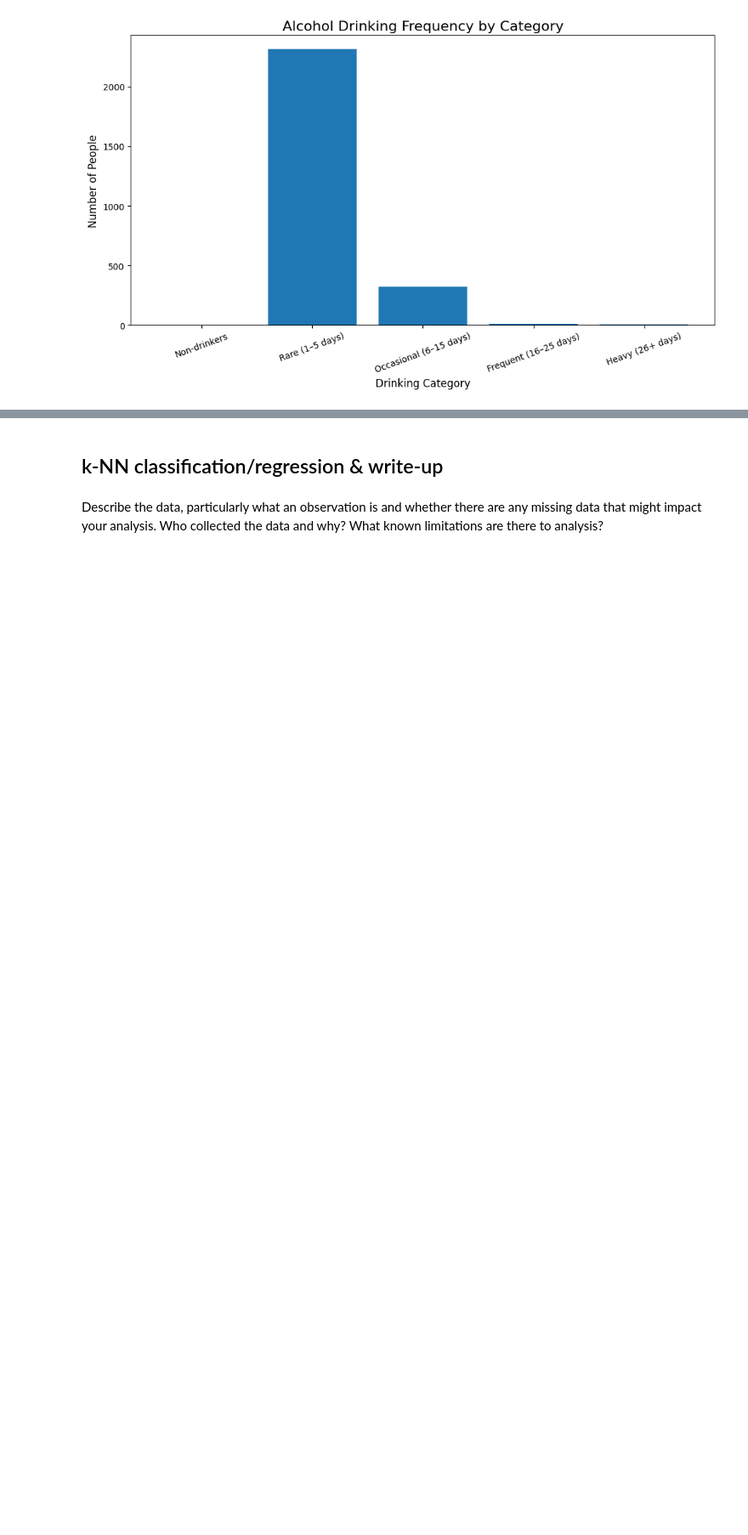
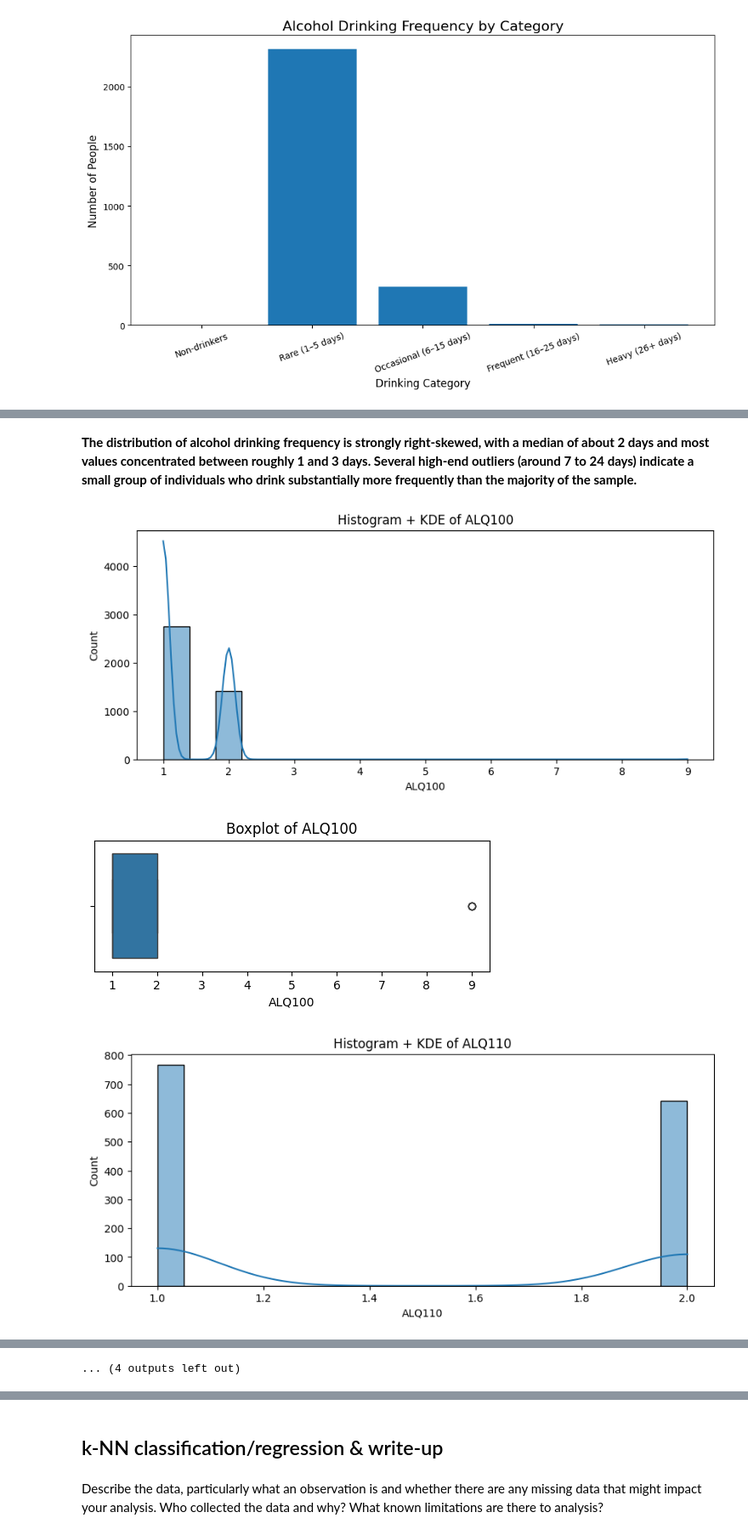
Before and after one commit to clairicelou/project_1_bsds, a Jupyter notebook: Project1_DS3021.ipynb, the cells around one changed output, grey strips where cells are left out. Shown at 85% size. Cells and saved outputs as stored; diff of their text form; code cells hidden in the pictures; blank space fills up the shorter version.

```diff
--- a/Project1_DS3021.ipynb
+++ b/Project1_DS3021.ipynb
@@ -206,0 +222,24 @@ plt.show()
+# %% [markdown]
+**The distribution of alcohol drinking frequency is strongly right-skewed, with a median of about 2 days and most values concentrated between roughly 1 and 3 days. Several high-end outliers (around 7 to 24 days) indicate a small group of individuals who drink substantially more frequently than the majority of the sample.**
+# %%
+num_vars = [col for col in df.columns if "ALQ" in col and df[col].dtype != 'object']
+
+for v in num_vars:
+    if df[v].dropna().empty:
+        continue
+
+    plt.figure(figsize=(10,4))
+    sns.histplot(data=df, x=v, bins=20, kde=True, edgecolor='black', linewidth=1)
+    plt.title(f"Histogram + KDE of {v}")
+    plt.xlabel(v)
+    plt.ylabel("Count")
+    plt.show()
+
+    plt.figure(figsize=(6,2))
+    sns.boxplot(x=df[v])
+    plt.title(f"Boxplot of {v}")
+    plt.show()
+# %% [output]
+[figure, added]
+[figure, added]
+[figure, added]
@@ -206,0 +255 @@ plt.show()
+... (4 outputs left out)
```
Also changed, not shown: parts of 16 cells of this notebook.
